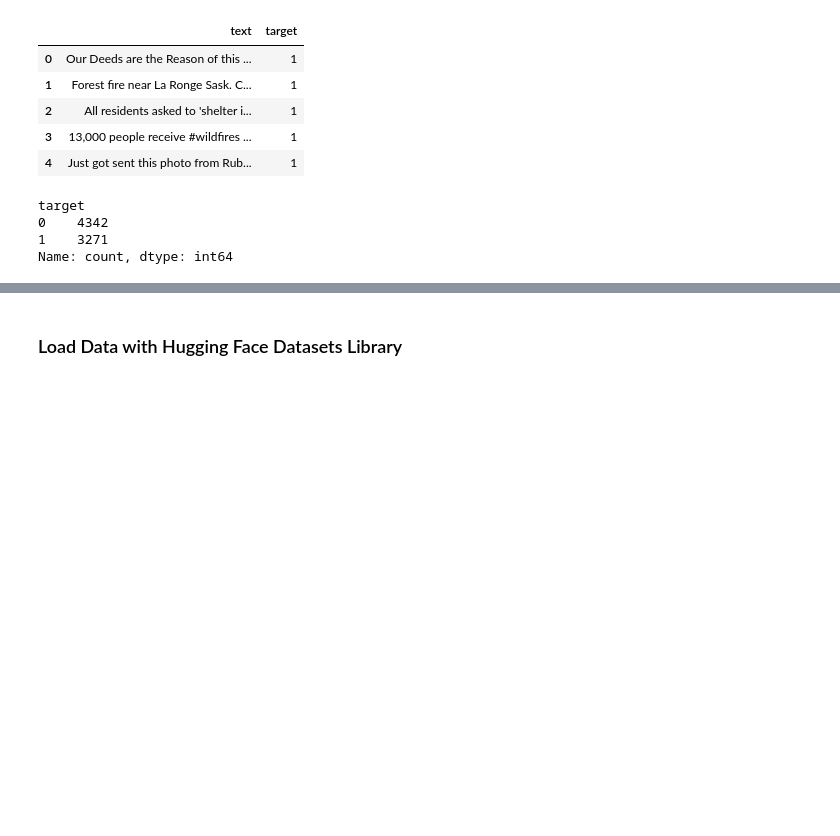
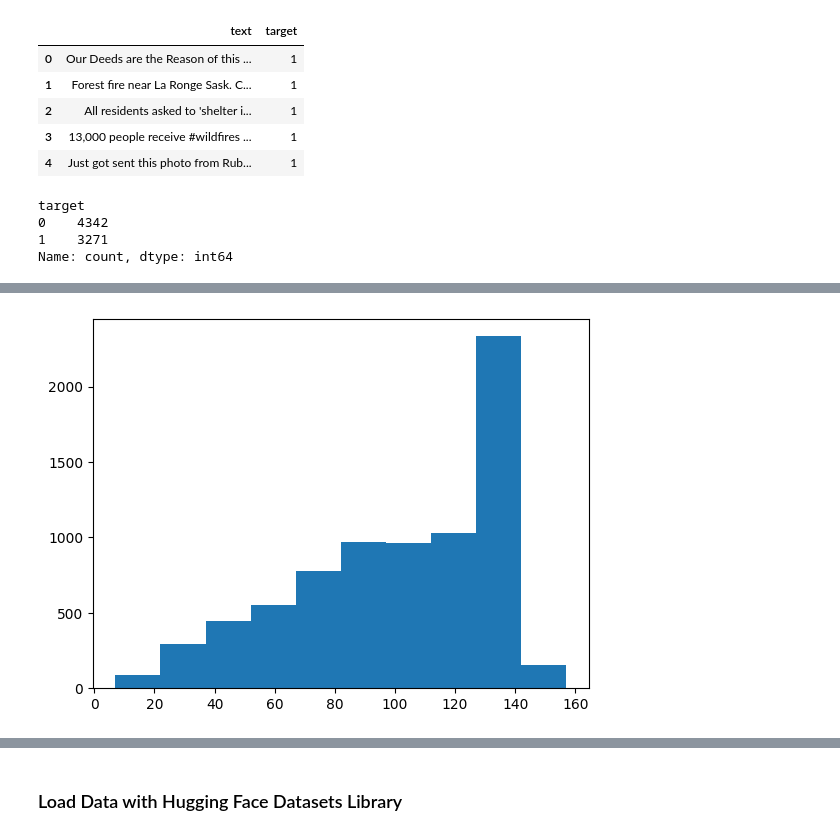
Before and after one commit to anupancholi/sentiment-analysis-Pose-Classification, a Jupyter notebook: model training/Disaster_Tweets_Classification_using_TinyBERT.ipynb, the cells around one changed output, grey strips where cells are left out. Saved outputs shown, nothing was run; the diff lists cells and outputs as text; code cells hidden in the pictures; blank space fills up the shorter version.

```diff
--- a/model training/Disaster_Tweets_Classification_using_TinyBERT.ipynb
+++ b/model training/Disaster_Tweets_Classification_using_TinyBERT.ipynb
@@ -33,3 +47,9 @@ Name: count, dtype: int64
+# %%
+import matplotlib.pyplot as plt
+plt.hist(df['text'].str.len())
+plt.show()
+# %% [output]
+[figure, added]
 # %%
 # case, un-cased
 # context window -> 512 tokens
```
Also changed, not shown: parts of 12 cells of this notebook, 3 other files.
